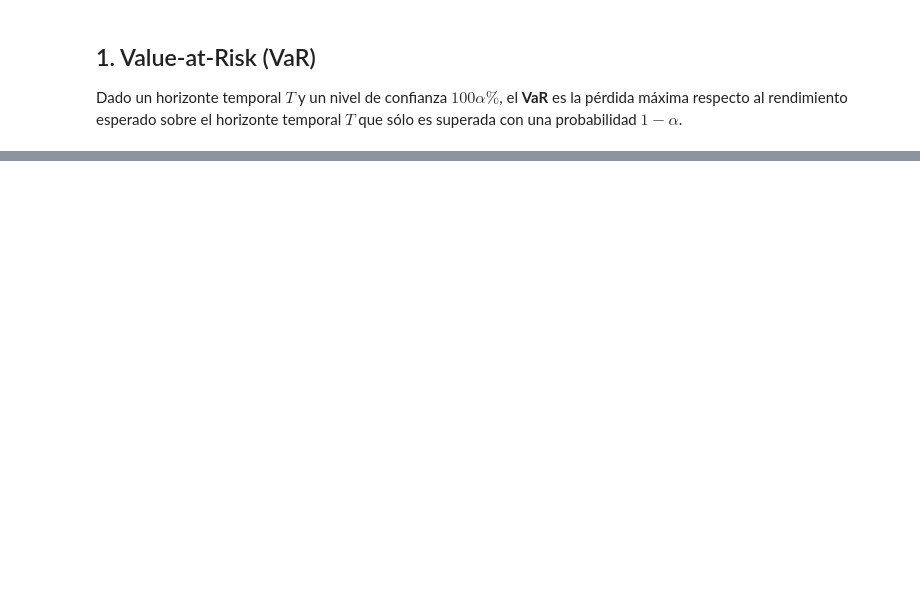
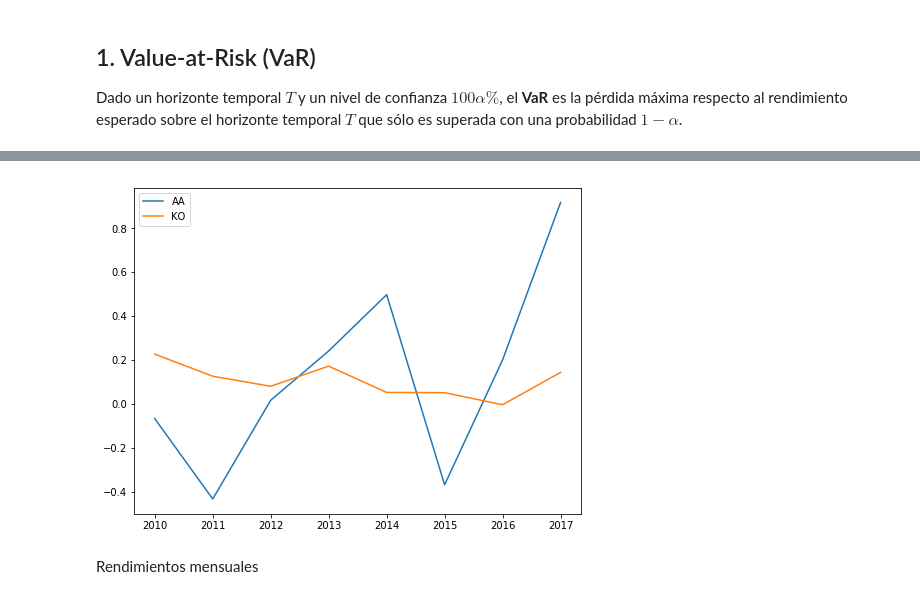
Before and after one commit to esjimenezro/SimRC2018-1, a Jupyter notebook: Modulo1/Clase8_MedidasRiesgo.ipynb, the cells around one changed output, grey strips where cells are left out. Saved outputs shown, nothing was run; the diff lists cells and outputs as text; code cells hidden in the pictures; blank space fills up the shorter version.

```diff
--- a/Modulo1/Clase8_MedidasRiesgo.ipynb
+++ b/Modulo1/Clase8_MedidasRiesgo.ipynb
@@ -53,0 +131,10 @@ Dado un horizonte temporal $T$ y un nivel de confianza $100 \alpha \%$, el **VaR
+# %%
+def calc_annual_ret(daily_ret):
+    return np.exp(daily_ret.groupby(lambda date: date.year).sum())-1
+# %%
+annual_ret = calc_annual_ret(daily_ret)
+annual_ret.plot(figsize=(8,6));
+# %% [output]
+[figure, added]
+# %% [markdown]
+Rendimientos mensuales
```
Also changed, not shown: parts of 19 cells of this notebook.
